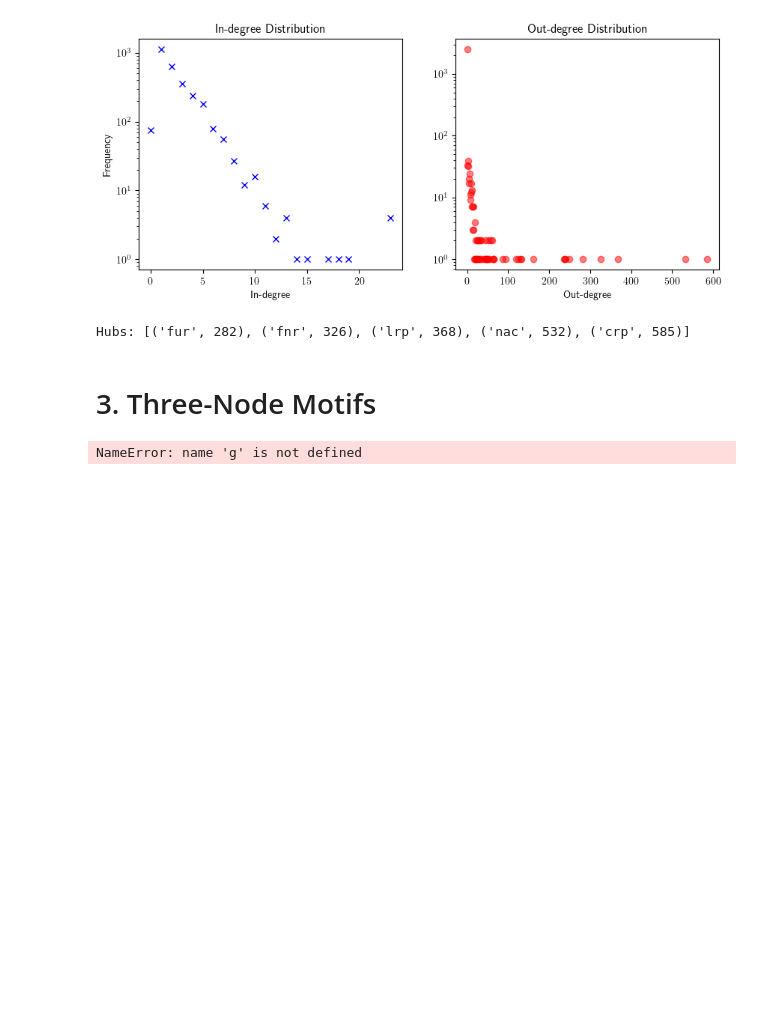
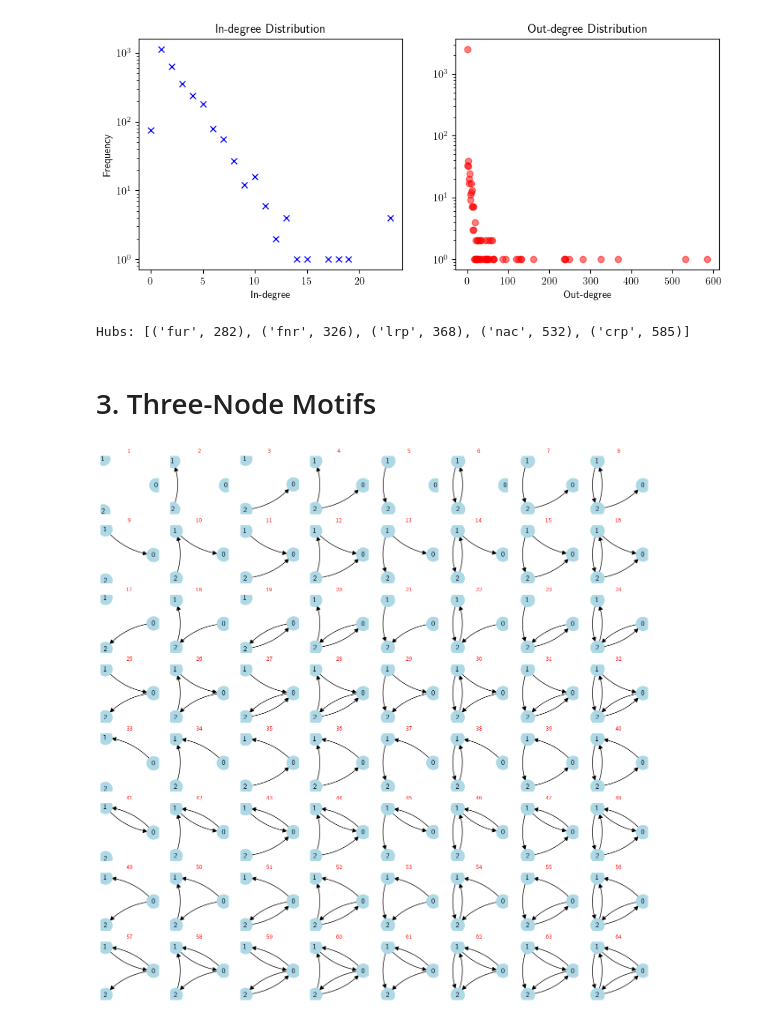
Before and after one commit to akshaysanjeevk/SysBio-course, a Jupyter notebook: hw1-RegDB.ipynb, the cells around one changed output. Drawn from its saved outputs; the diff is of its cells as text; code cells hidden in the pictures; blank space fills up the shorter version.

Commit message:
Implement data processing functionality for graph analysis

```diff
--- a/hw1-RegDB.ipynb
+++ b/hw1-RegDB.ipynb
@@ -105,86 +105,38 @@ node3_digraphs = all_3_node_digraphs()
 import matplotlib.pyplot as plt
 import networkx as nx
 from itertools import product
 
 # Define nodes and all directed edges excluding self-loops
 nodes = [0, 1, 2]
 edges = [(i, j) for i in nodes for j in nodes if i != j]  # 6 directed edges
 
 # Generate all 2^6 = 64 combinations of edges (presence/absence)
 edge_combinations = list(product([0, 1], repeat=len(edges)))
 
 # Set up 8x8 subplots
 fig, axl = plt.subplots(8, 8, figsize=(16, 16))
 axl = axl.flatten()
 
 for i, bits in enumerate(edge_combinations):
     g = nx.DiGraph()
     g.add_nodes_from(nodes)
     g.add_edges_from([e for b, e in zip(bits, edges) if b])
 
     ax = axl[i]
     ax.set_axis_off()
-    # ax.set_title(f"#{i + 1}", fontsize=8)
+    ax.set_title(f"{i + 1}", fontsize=10,color='red')
 
     pos = nx.circular_layout(g)
     nx.draw_networkx_nodes(g, pos, ax=ax, node_color='lightblue', node_size=500)
     nx.draw_networkx_labels(g, pos, ax=ax)
 
     # Draw arrows with curved edges to distinguish direction
     nx.draw_networkx_edges(
-        g, pos, ax=ax, arrows=True,
-        connectionstyle='arc3,rad=0.2',
-        arrowstyle='-|>', min_target_margin=5
-    )
-
-plt.tight_layout()
+        g, pos, ax=ax, arrows=True, connectionstyle='arc3,rad=0.2',
+        arrowstyle='-|>', min_target_margin=10, min_source_margin=10,
+        arrowsize=15  # Smaller arrows
+        )
+# plt.tight_layout()
 plt.show()
+# %% [output]
+[figure, added]
-# %%
-import networkx as nx
-import itertools
-from collections import Counter
-from tqdm import tqdm
-from concurrent.futures import ProcessPoolExecutor
-
-# Make sure you have your main graph
-G = g  # assuming g is your existing DiGraph
-
-# Step 1: Extract all unique 3-node subgraphs (as node sets)
-subgraph_node_sets = list(itertools.combinations(G.nodes, 3))
-
-# Step 2: Generate all 3-node directed motifs
-def generate_all_3_node_digraphs():
-    motifs = []
-    nodes = [0, 1, 2]
-    edge_list = [(0, 1), (0, 2), (1, 0), (1, 2), (2, 0), (2, 1)]
-    for edges in itertools.product([0, 1], repeat=6):
-        g = nx.DiGraph()
-        g.add_nodes_from(nodes)
-        for i, flag in enumerate(edges):
-            if flag:
-                g.add_edge(*edge_list[i])
-        motifs.append(g)
-    return motifs
-
-motif_types = generate_all_3_node_digraphs()
-
-# Step 3: Define a function to classify a subgraph
-def classify_subgraph(nodes):
-    sg = G.subgraph(nodes).copy()
-    for i, motif in enumerate(motif_types):
-        if nx.is_isomorphic(sg, motif):
-            return i
-    return None  # should not happen unless a bug
-
-# Step 4: Run in parallel
-with ProcessPoolExecutor() as executor:
-    motif_ids = list(tqdm(executor.map(classify_subgraph, subgraph_node_sets),
-                          total=len(subgraph_node_sets),
-                          desc="Parallel motif counting"))
-
-# Step 5: Count and report
-motif_counts = Counter(motif_ids)
-for motif_id, count in motif_counts.items():
-    print(f"Motif {motif_id}: {count} occurrences")
-# %% [output]
-NameError: name 'g' is not defined
```
